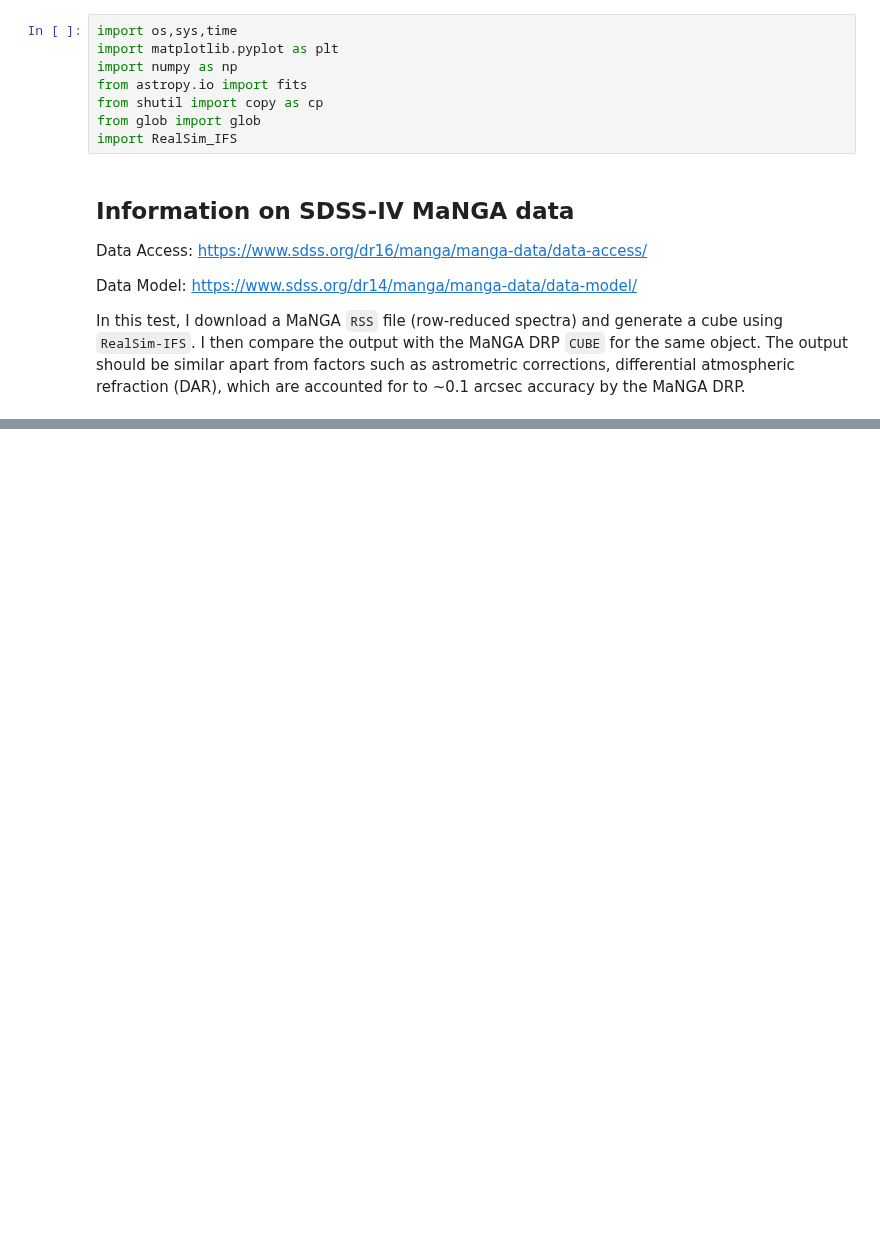
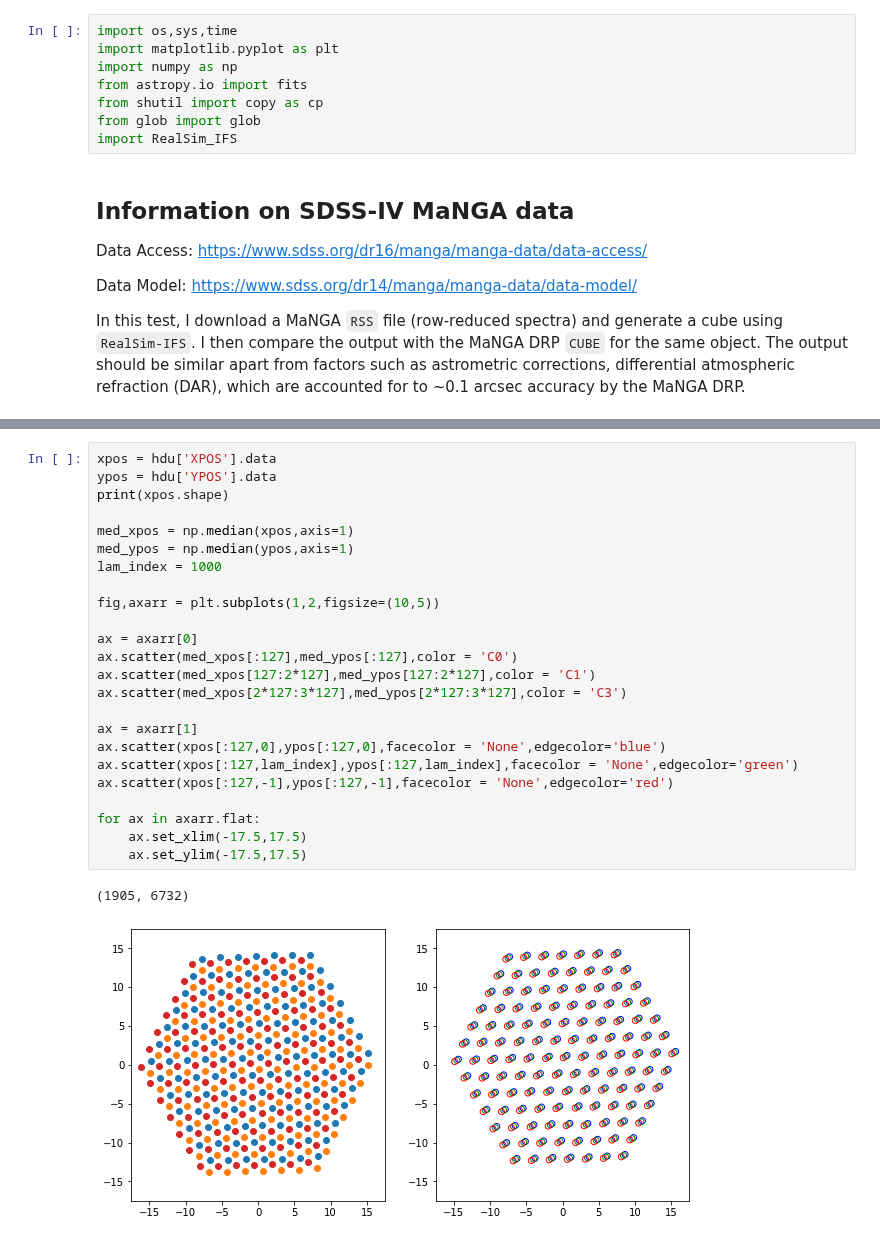
Before and after one commit to cbottrell/RealSim-IFS, a Jupyter notebook: MaNGA_RSS_File_test.ipynb, the cells around one changed output, grey strips where cells are left out. Saved outputs shown, nothing was run; the diff lists cells and outputs as text; blank space fills up the shorter version.

```diff
--- a/MaNGA_RSS_File_test.ipynb
+++ b/MaNGA_RSS_File_test.ipynb
@@ -44,0 +125,27 @@ if not os.access(filename,0):
+# %%
+xpos = hdu['XPOS'].data
+ypos = hdu['YPOS'].data
+print(xpos.shape)
+
+med_xpos = np.median(xpos,axis=1)
+med_ypos = np.median(ypos,axis=1)
+lam_index = 1000
+
+fig,axarr = plt.subplots(1,2,figsize=(10,5))
+
+ax = axarr[0]
+ax.scatter(med_xpos[:127],med_ypos[:127],color = 'C0')
+ax.scatter(med_xpos[127:2*127],med_ypos[127:2*127],color = 'C1')
+ax.scatter(med_xpos[2*127:3*127],med_ypos[2*127:3*127],color = 'C3')
+
+ax = axarr[1]
+ax.scatter(xpos[:127,0],ypos[:127,0],facecolor = 'None',edgecolor='blue')
+ax.scatter(xpos[:127,lam_index],ypos[:127,lam_index],facecolor = 'None',edgecolor='green')
+ax.scatter(xpos[:127,-1],ypos[:127,-1],facecolor = 'None',edgecolor='red')
+
+for ax in axarr.flat:
+    ax.set_xlim(-17.5,17.5)
+    ax.set_ylim(-17.5,17.5)
+# %% [output]
+(1905, 6732)
+[figure, added]
```
Also changed, not shown: parts of 15 cells of this notebook.
